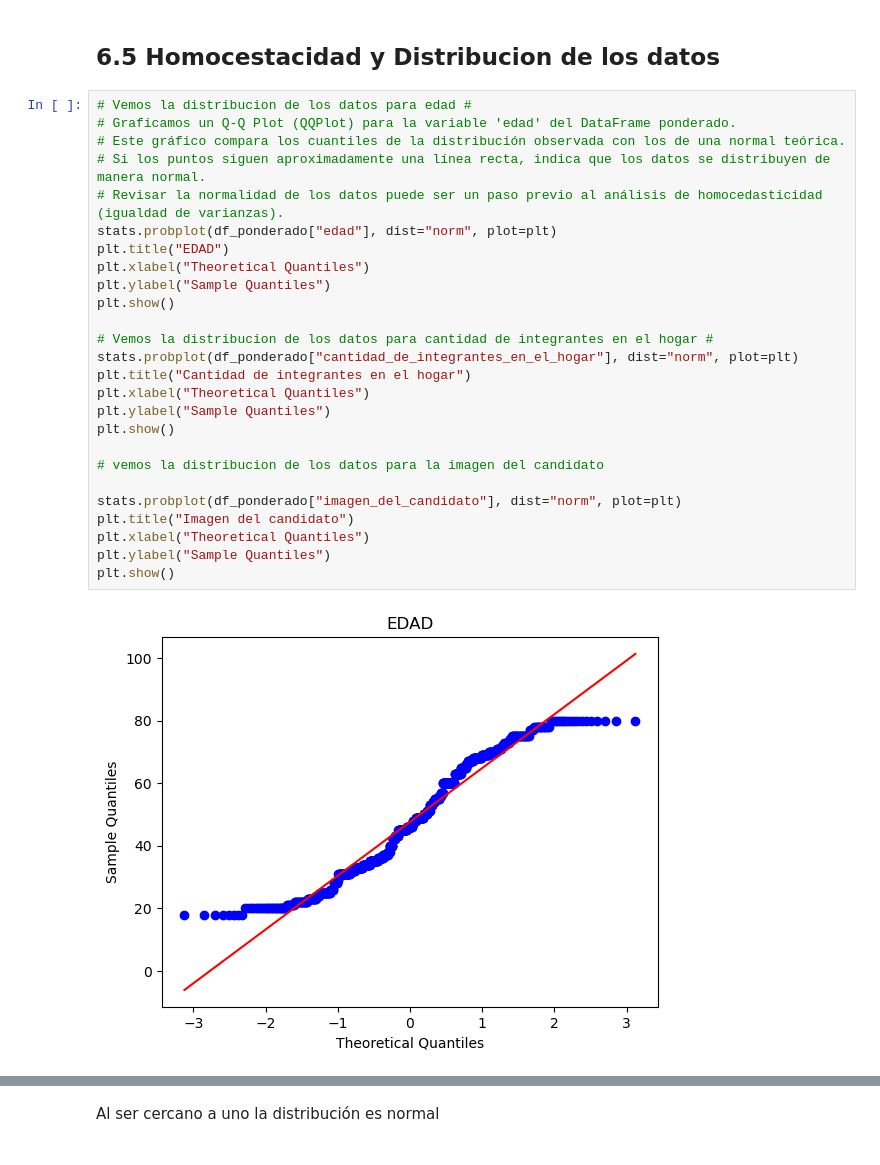
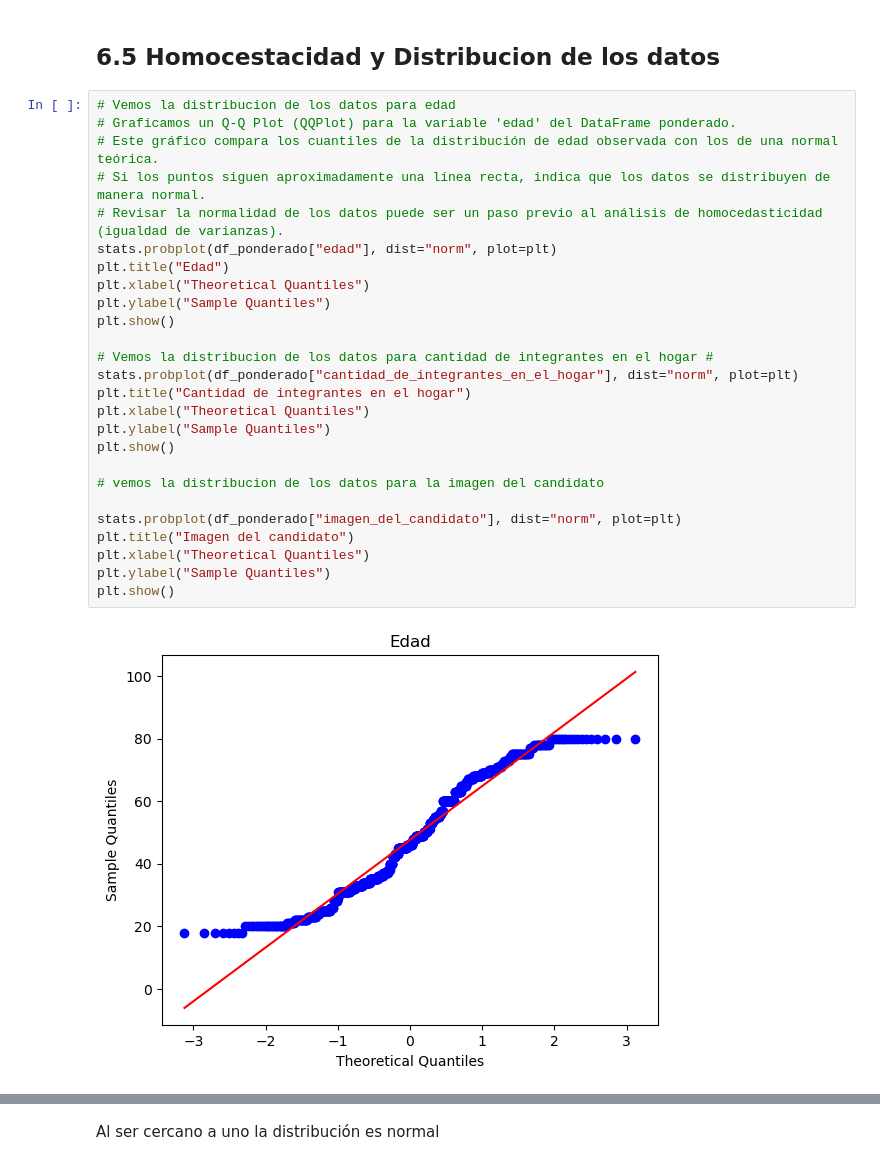
Before and after one commit to Lonelyprogram/TPFinaldeMET4OP, a Jupyter notebook: notebook/unionfinaltp.ipynb, the cells around one changed output, grey strips where cells are left out. Drawn from its saved outputs; the diff is of its cells as text.

```diff
--- a/notebook/unionfinaltp.ipynb
+++ b/notebook/unionfinaltp.ipynb
@@ -580,33 +580,33 @@ Terciario/Universitario incompleto  51.315789  13.157895
 # %% [markdown]
 ## 6.5 Homocestacidad y Distribucion de los datos ###
 # %%
-# Vemos la distribucion de los datos para edad #
+# Vemos la distribucion de los datos para edad
 # Graficamos un Q-Q Plot (QQPlot) para la variable 'edad' del DataFrame ponderado.
-# Este gráfico compara los cuantiles de la distribución observada con los de una normal teórica.
+# Este gráfico compara los cuantiles de la distribución de edad observada con los de una normal teórica.
 # Si los puntos siguen aproximadamente una línea recta, indica que los datos se distribuyen de manera normal.
 # Revisar la normalidad de los datos puede ser un paso previo al análisis de homocedasticidad (igualdad de varianzas).
 stats.probplot(df_ponderado["edad"], dist="norm", plot=plt)
-plt.title("EDAD")
+plt.title("Edad")
 plt.xlabel("Theoretical Quantiles")
 plt.ylabel("Sample Quantiles")
 plt.show()
 
 # Vemos la distribucion de los datos para cantidad de integrantes en el hogar #
 stats.probplot(df_ponderado["cantidad_de_integrantes_en_el_hogar"], dist="norm", plot=plt)
 plt.title("Cantidad de integrantes en el hogar")
 plt.xlabel("Theoretical Quantiles")
 plt.ylabel("Sample Quantiles")
 plt.show()
 
 # vemos la distribucion de los datos para la imagen del candidato
 
 stats.probplot(df_ponderado["imagen_del_candidato"], dist="norm", plot=plt)
 plt.title("Imagen del candidato")
 plt.xlabel("Theoretical Quantiles")
 plt.ylabel("Sample Quantiles")
 plt.show()
 # %% [output]
-[figure, old version]
+[figure, new version]
 [figure]
 [figure]
 # %%
```
Also changed, not shown: parts of 31 cells of this notebook.
